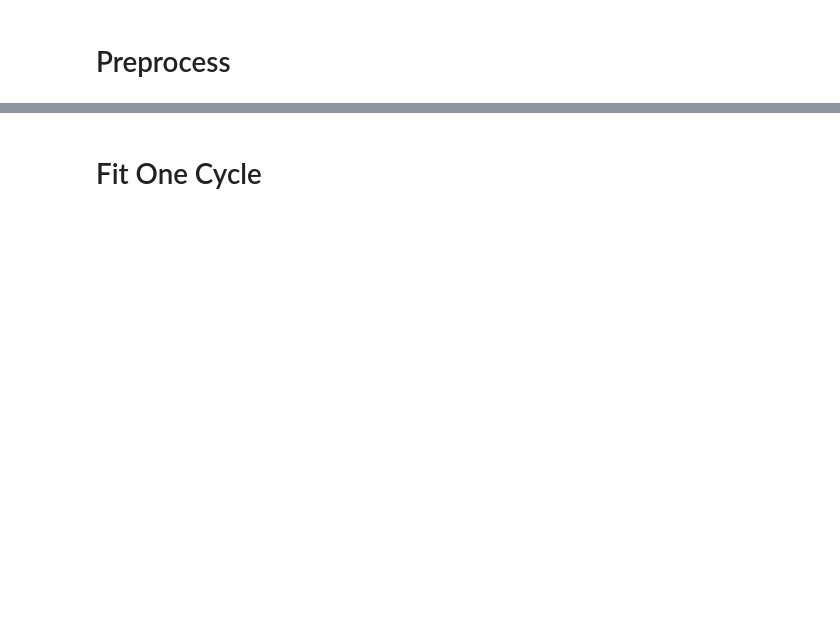
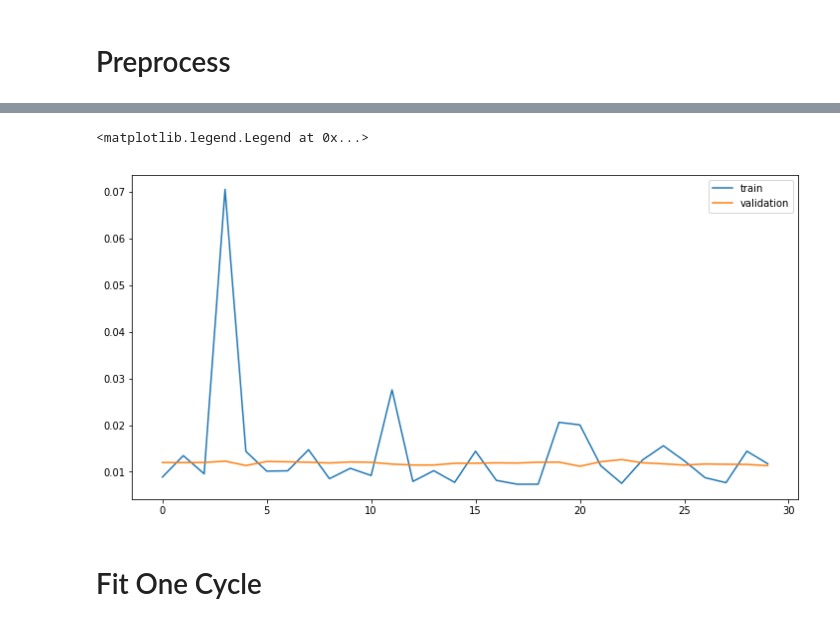
Before and after one commit to XiongMeijing/CWRU-1, a Jupyter notebook: CWRU_Dataset.ipynb, the cells around one changed output, grey strips where cells are left out. Saved outputs shown, nothing was run; the diff lists cells and outputs as text; code cells hidden in the pictures; blank space fills up the shorter version.

```diff
--- a/CWRU_Dataset.ipynb
+++ b/CWRU_Dataset.ipynb
@@ -459,4 +384,4 @@ y_valid = torch.tensor(y_valid.values, dtype=torch.long)
 
 train_ds = TensorDataset(X_train, y_train)
 valid_ds = TensorDataset(X_valid, y_valid)
-train_dl, valid_dl = get_data(train_ds, valid_ds, bs)
+train_dl, valid_dl = get_dataloader(train_ds, valid_ds, bs)
@@ -465,4 +392,4 @@ train_dl, valid_dl = get_data(train_ds, valid_ds, bs)
 model = CNN_1D(len(features))
 opt = optim.SGD(model.parameters(), lr=lr, momentum=0.9, weight_decay=wd)
 # opt = optim.Adam(model.parameters(), lr=lr, betas=(0.9, 0.999), weight_decay=wd)
-model = fit2(epochs, model, loss_func, opt, train_dl, valid_dl)
+model, train_loss, val_loss = fit(epochs, model, loss_func, opt, train_dl, valid_dl)
@@ -468,0 +409,4 @@ model = fit2(epochs, model, loss_func, opt, train_dl, valid_dl)
+# %%
+opt = optim.SGD(model.parameters(), lr=lr, momentum=0.9, weight_decay=wd)
+# opt = optim.Adam(model.parameters(), lr=lr, betas=(0.9, 0.999), weight_decay=wd)
+model, train_loss, val_loss = fit(epochs, model, loss_func, opt, train_dl, valid_dl)
@@ -468,0 +425,4 @@ model = fit2(epochs, model, loss_func, opt, train_dl, valid_dl)
+# %%
+opt = optim.SGD(model.parameters(), lr=lr, momentum=0.9, weight_decay=wd)
+# opt = optim.Adam(model.parameters(), lr=lr, betas=(0.9, 0.999), weight_decay=wd)
+model, train_loss, val_loss = fit(epochs, model, loss_func, opt, train_dl, valid_dl)
@@ -469,3 +447,11 @@ model = fit2(epochs, model, loss_func, opt, train_dl, valid_dl)
+# %%
+plt.figure(figsize=(12,6))
+plt.plot(range(epochs), train_loss, label='train')
+plt.plot(range(epochs), val_loss, label='validation')
+plt.legend()
+# %% [output]
+<matplotlib.legend.Legend at 0x...>
+[figure, added]
 # %%
 %%time
 model = CNN_1D(1000)
```
Also changed, not shown: parts of 40 cells of this notebook.
